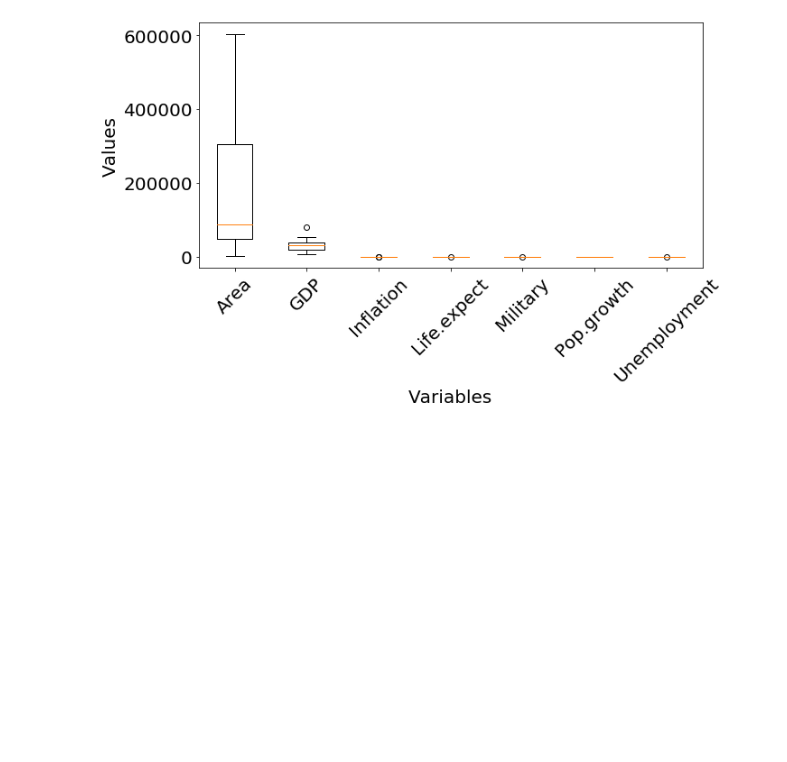
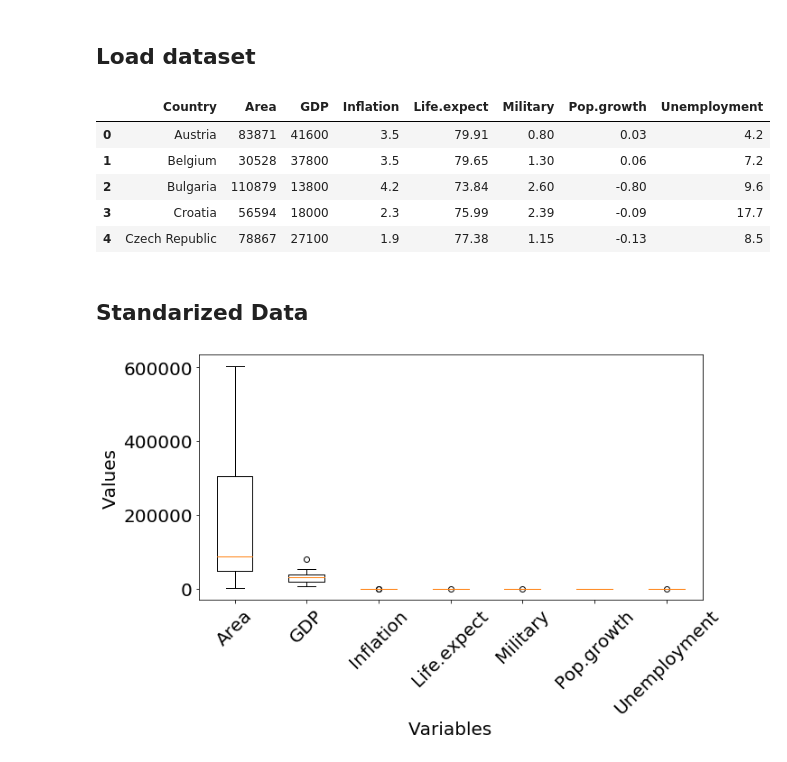
Before and after one commit to Natu17/TPs_SIA, a Jupyter notebook: ComponentesPrincipales/ej.ipynb, the cells around one changed output. Drawn from its saved outputs; the diff is of its cells as text; code cells hidden in the pictures; blank space fills up the shorter version.

```diff
--- a/ComponentesPrincipales/ej.ipynb
+++ b/ComponentesPrincipales/ej.ipynb
@@ -17,6 +17,8 @@ def boxplot(variables, variable_names):
     plt.xlabel("Variables")
     plt.ylabel("Values")
     plt.xticks(range(1, len(variable_names)+1), variable_names, rotation=45)
+# %% [markdown]
+## Load dataset
 # %%
 #loading data
 dataset = pd.read_csv('europe.csv')
@@ -25,6 +27,17 @@ dataset = pd.read_csv('europe.csv')
 countries = dataset.iloc[:,0]
 variable_names = dataset.iloc[:,1:].columns
 variables = dataset.iloc[:, 1:].values
+# %%
+dataset.head()
+# %% [output]
+|  | Country | Area | GDP | Inflation | Life.expect | Military | Pop.growth | Unemployment |
+| 0 | Austria | 83871 | 41600 | 3.5 | 79.91 | 0.80 | 0.03 | 4.2 |
+| 1 | Belgium | 30528 | 37800 | 3.5 | 79.65 | 1.30 | 0.06 | 7.2 |
+| 2 | Bulgaria | 110879 | 13800 | 4.2 | 73.84 | 2.60 | -0.80 | 9.6 |
+| 3 | Croatia | 56594 | 18000 | 2.3 | 75.99 | 2.39 | -0.09 | 17.7 |
+| 4 | Czech Republic | 78867 | 27100 | 1.9 | 77.38 | 1.15 | -0.13 | 8.5 |
+# %% [markdown]
+## Standarized Data
 # %%
 #ploteamos variables
 plt.figure("Raw variables")
```
Also changed, not shown: parts of 3 cells of this notebook, 2 other files.
